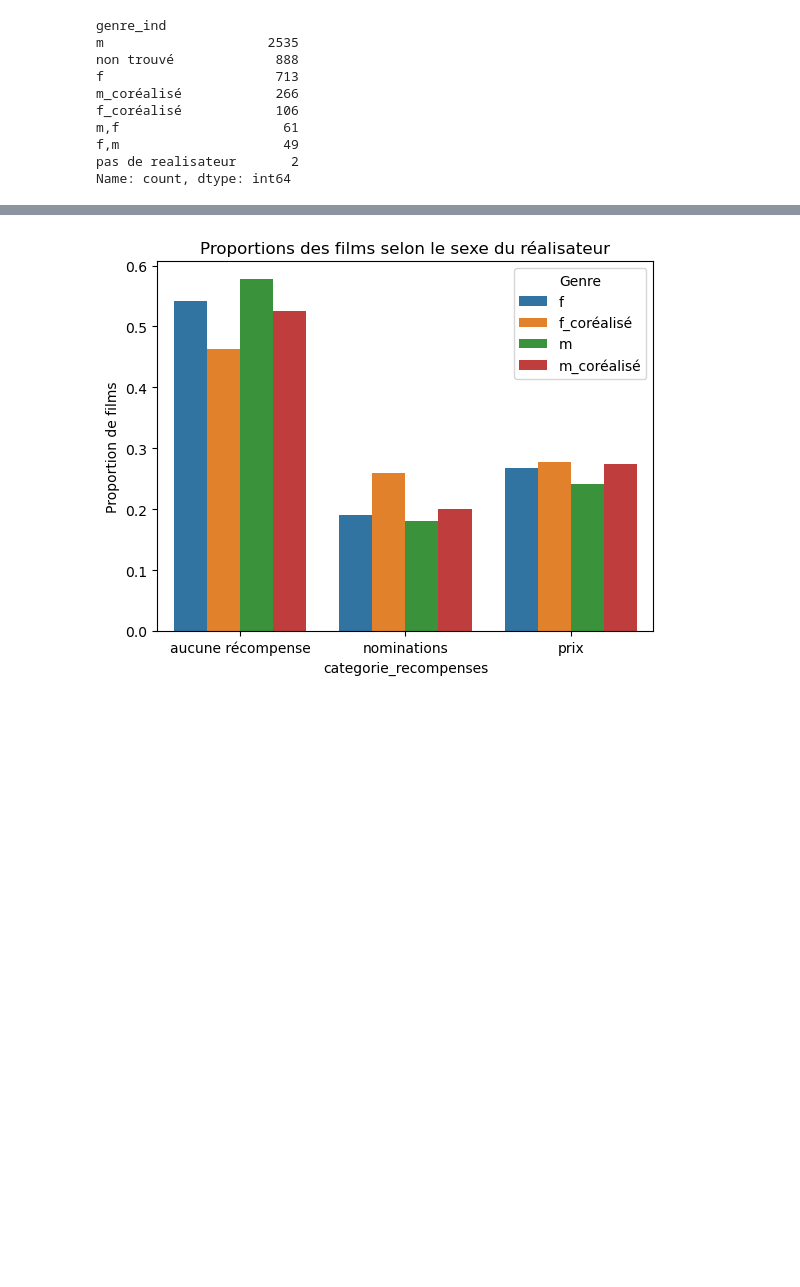
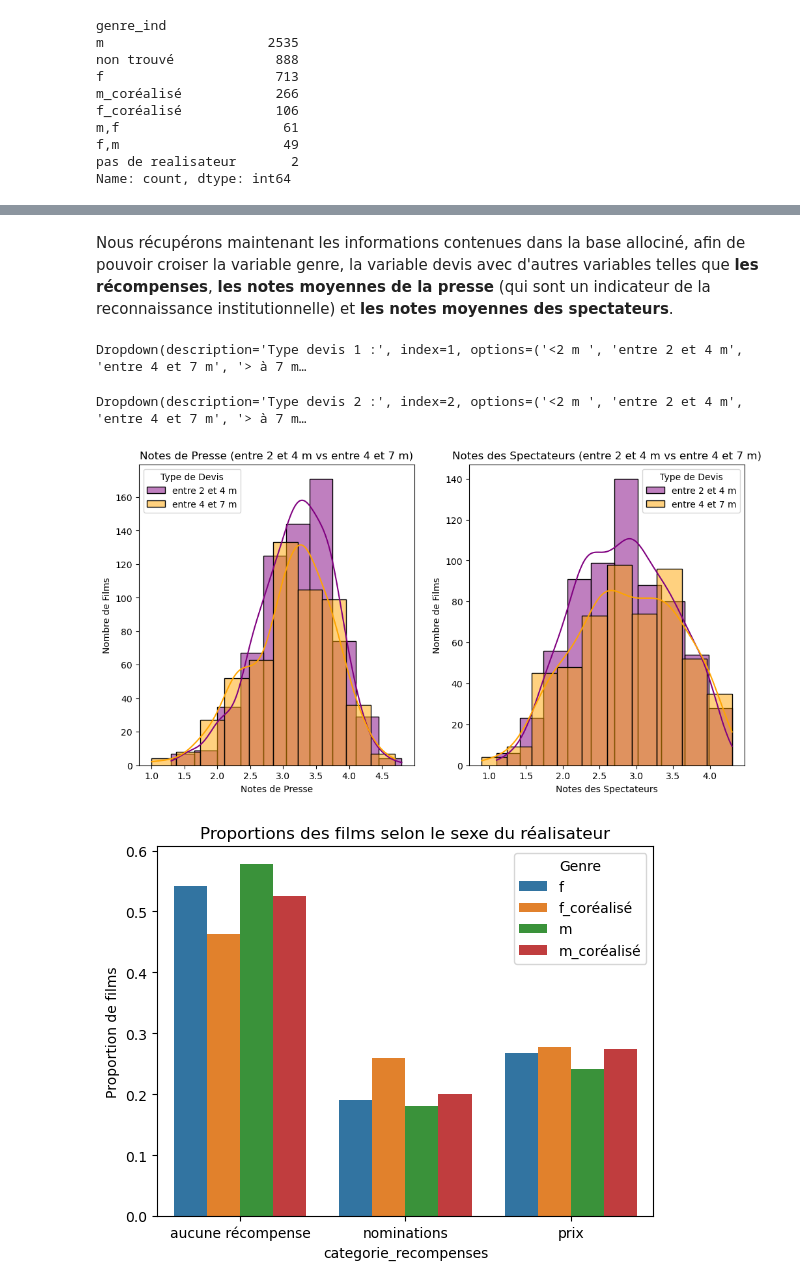
Before and after one commit to Clement-Dn/Projet_Cin-, a Jupyter notebook: Rapport_Projet_Cinema.ipynb, the cells around one changed output, grey strips where cells are left out. Cells and saved outputs as stored; diff of their text form; code cells hidden in the pictures; blank space fills up the shorter version.

```diff
--- a/Rapport_Projet_Cinema.ipynb
+++ b/Rapport_Projet_Cinema.ipynb
@@ -499,3 +434,11 @@ Name: count, dtype: int64
+# %% [markdown]
+Nous récupérons maintenant les informations contenues dans la base allociné, afin de pouvoir croiser la variable genre, la variable devis avec d'autres variables telles que **les récompenses**, **les notes moyennes de la presse** (qui sont un indicateur de la reconnaissance institutionnelle) et **les notes moyennes des spectateurs**.
+# %%
+menu_deroulant_histogramme(base_cnc_agregee, "type_de_devis")
+# %% [output]
+Dropdown(description='Type devis 1 :', index=1, options=('<2 m ', 'entre 2 et 4 m', 'entre 4 et 7 m', '> à 7 m…
+Dropdown(description='Type devis 2 :', index=2, options=('<2 m ', 'entre 2 et 4 m', 'entre 4 et 7 m', '> à 7 m…
+[figure, added]
 # %%
 diagramme_baton_genre_proportion(base_cnc_agregee, 'categorie_recompenses')
 # %% [output]
```
Also changed, not shown: parts of 29 cells of this notebook.
